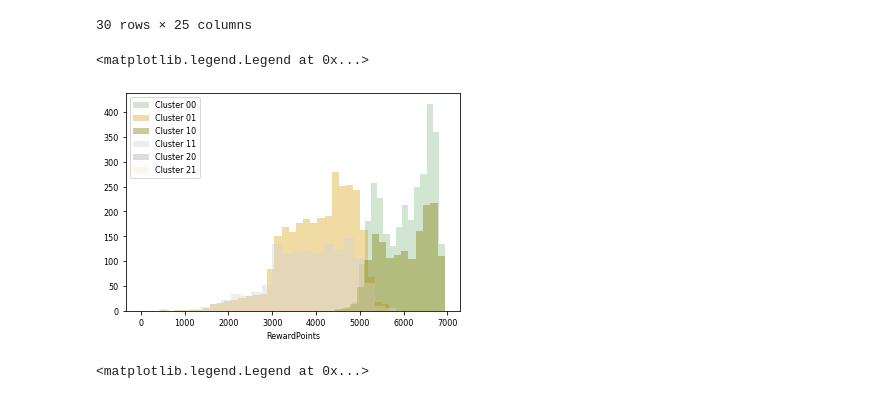
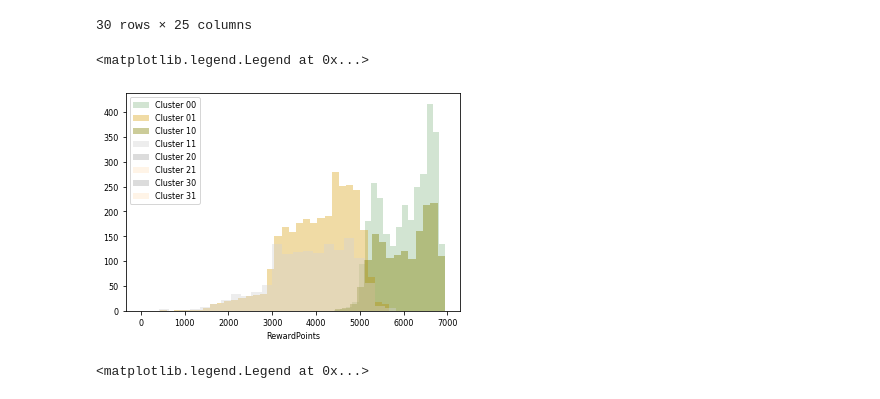
Before and after one commit to Leon209/Project_2-Unsupervised-Learning, a Jupyter notebook: Project 2.ipynb, the cells around one changed output. Drawn from its saved outputs; the diff is of its cells as text; code cells hidden in the pictures.

```diff
--- a/Project 2.ipynb
+++ b/Project 2.ipynb
@@ -616,7 +616,7 @@ model_KMeans_satisfaction.fit(data_satisfaction)
 # %% [output]
 KMeans(n_clusters=2)
 # %%
-model_KMeans_customer = KMeans(n_clusters=3)
+model_KMeans_customer = KMeans(n_clusters=4)
 
 model_KMeans_customer.fit(data_customer)
 # %% [output]
@@ -1098,17 +1109,21 @@ cluster10 = unscaled_data[unscaled_data.final_label=='10']
 cluster11 = unscaled_data[unscaled_data.final_label=='11']
 cluster20 = unscaled_data[unscaled_data.final_label=='20']
 cluster21 = unscaled_data[unscaled_data.final_label=='21']
+cluster30 = unscaled_data[unscaled_data.final_label=='30']
+cluster31 = unscaled_data[unscaled_data.final_label=='31']
 # %%
 sns.distplot(cluster00['RewardPoints'],color='darkseagreen',label='Cluster 00', kde = False)
 sns.distplot(cluster01['RewardPoints'],color='goldenrod',label='Cluster 01', kde = False)
 sns.distplot(cluster10['RewardPoints'],color='olive',label='Cluster 10', kde = False)
 sns.distplot(cluster11['RewardPoints'],color='lightgrey',label='Cluster 11', kde = False)
 sns.distplot(cluster20['RewardPoints'],color='darkgrey',label='Cluster 20', kde = False)
 sns.distplot(cluster21['RewardPoints'],color='bisque',label='Cluster 21', kde = False)
+sns.distplot(cluster30['RewardPoints'],color='darkgrey',label='Cluster 30', kde = False)
+sns.distplot(cluster31['RewardPoints'],color='bisque',label='Cluster 31', kde = False)
 plt.legend()
 # %% [output]
 <matplotlib.legend.Legend at 0x...>
-[figure, old version]
+[figure, new version]
 # %%
 sns.distplot(cluster20['Year_Birth'], color = "darkgrey", label = "Year_Birth - Cluster 20")
 sns.distplot(cluster11['Year_Birth'], color = "bisque", label = "Year_Birth - Cluster 11")
```
Also changed, not shown: parts of 35 cells of this notebook.
